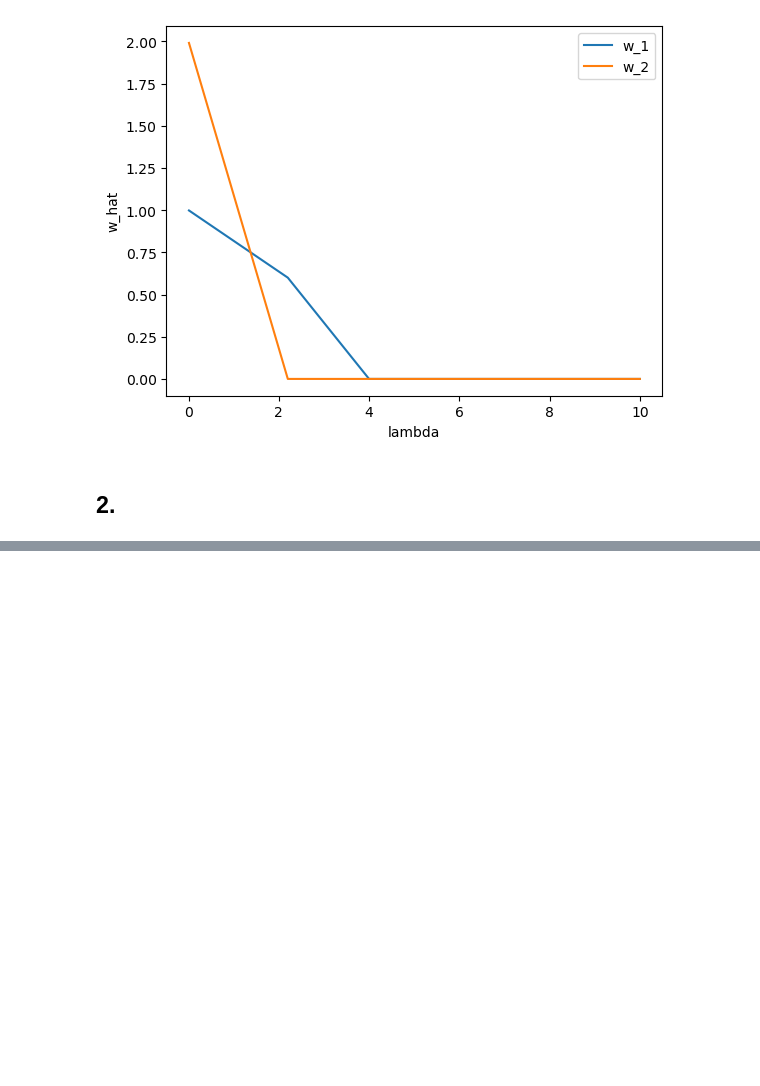
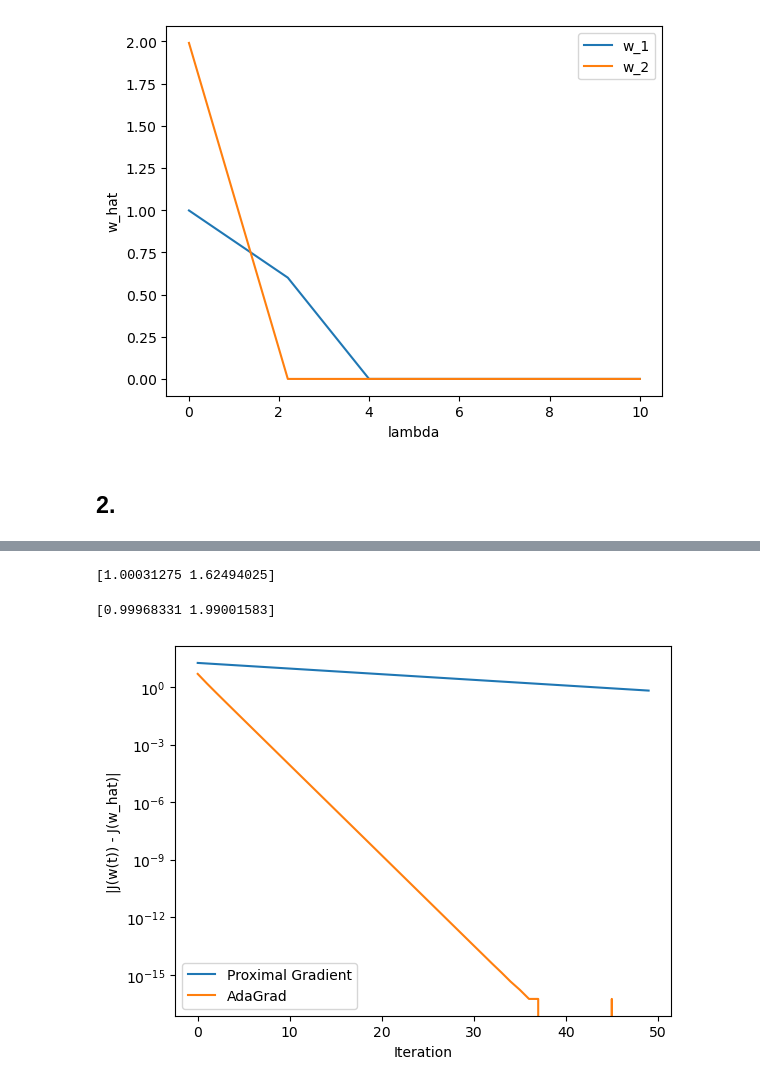
Before and after one commit to udaizin/adv_ml, a Jupyter notebook: midterm.ipynb, the cells around one changed output, grey strips where cells are left out. Drawn from its saved outputs; the diff is of its cells as text; code cells hidden in the pictures; blank space fills up the shorter version.

```diff
--- a/midterm.ipynb
+++ b/midterm.ipynb
@@ -182,7 +182,7 @@ def proximal_gradient_method(w_init, A, mu, lam, eta, num_iter):
 lam = 0.1
 
 # 近接勾配法でw_hatを求めて、J(w_hat)の値を計算する
-w_hat, obj_vals = proximal_gradient_method(w_init, A, mu, lam, eta, num_iter)
+w_hat, obj_vals = proximal_gradient_method(A, mu, lam, eta, num_iter)
 J_w_hat = J(w_hat, A, mu, 0.1)
 
 # cvxoptを使って、ラッソ回帰を解く
@@ -275,0 +245,57 @@ Optimal solution found.
+# %%
+lam = 0.1
+eta = 1 / np.max(np.linalg.eigvals(A_dash))
+num_iter = 50
+# 近接勾配法でw_hatを求めて、J(w_hat)の値を計算する
+PG_w_hat, PG_obj_vals = proximal_gradient_method(A_dash, mu, lam, eta, num_iter)
+
+# 結果の表示
+print(PG_w_hat)
+# %% [output]
+[1.00031275 1.62494025]
+# %%
+# AdaGradの実装
+def adagrad(A, mu, lam, eta_init, epsilon, num_iter=1000):
+    w = np.zeros_like(mu, dtype=np.float64)
+    G = np.zeros_like(mu, dtype=np.float64)
+    obj_vals = []
+
+    for t in range(num_iter):
+        grad = A @ (w - mu)
+        G += grad ** 2
+        eta_t = eta_init / (np.sqrt(G) + epsilon)
+        w = prox_l1(w - eta_t * grad, lam, eta_t)
+        obj_val = J(w, A, mu, lam)
+        obj_vals.append(obj_val)
+
+    return w, obj_vals
+# %%
+# AdaGradでw_hatを求める
+lam = 0.1
+eta_init = 1
+epsilon = 1e-8
+num_iter = 50
+AdaGrad_w_hat, AdaGrad_obj_vals = adagrad(A_dash, mu, lam, eta_init, epsilon, num_iter)
+
+# 結果の表示
+print(AdaGrad_w_hat)
+# %% [output]
+[0.99968331 1.99001583]
+# %%
+# 今回w_hatはAdaGradのnum_iter=100の時の値を使う
+w_hat, _ = adagrad(A_dash, mu, lam, eta_init, epsilon, 100)
+
+# J(w_hat)とJ(w(t))の差を計算する
+PG_obj_diff = [np.abs(J_value - J(w_hat, A_dash, mu, lam)) for J_value in PG_obj_vals]
+AdaGrad_obj_diff = [np.abs(J_value - J(w_hat, A_dash, mu, lam)) for J_value in AdaGrad_obj_vals]
+
+# グラフの描画
+plt.plot(range(num_iter), PG_obj_diff, label='Proximal Gradient')
+plt.plot(range(num_iter), AdaGrad_obj_diff, label='AdaGrad')
+plt.yscale('log')
+plt.xlabel('Iteration')
+plt.ylabel('|J(w(t)) - J(w_hat)|')
+plt.legend()
+plt.show()
+# %% [output]
+[figure, added]
```
Also changed, not shown: parts of 3 cells of this notebook.
